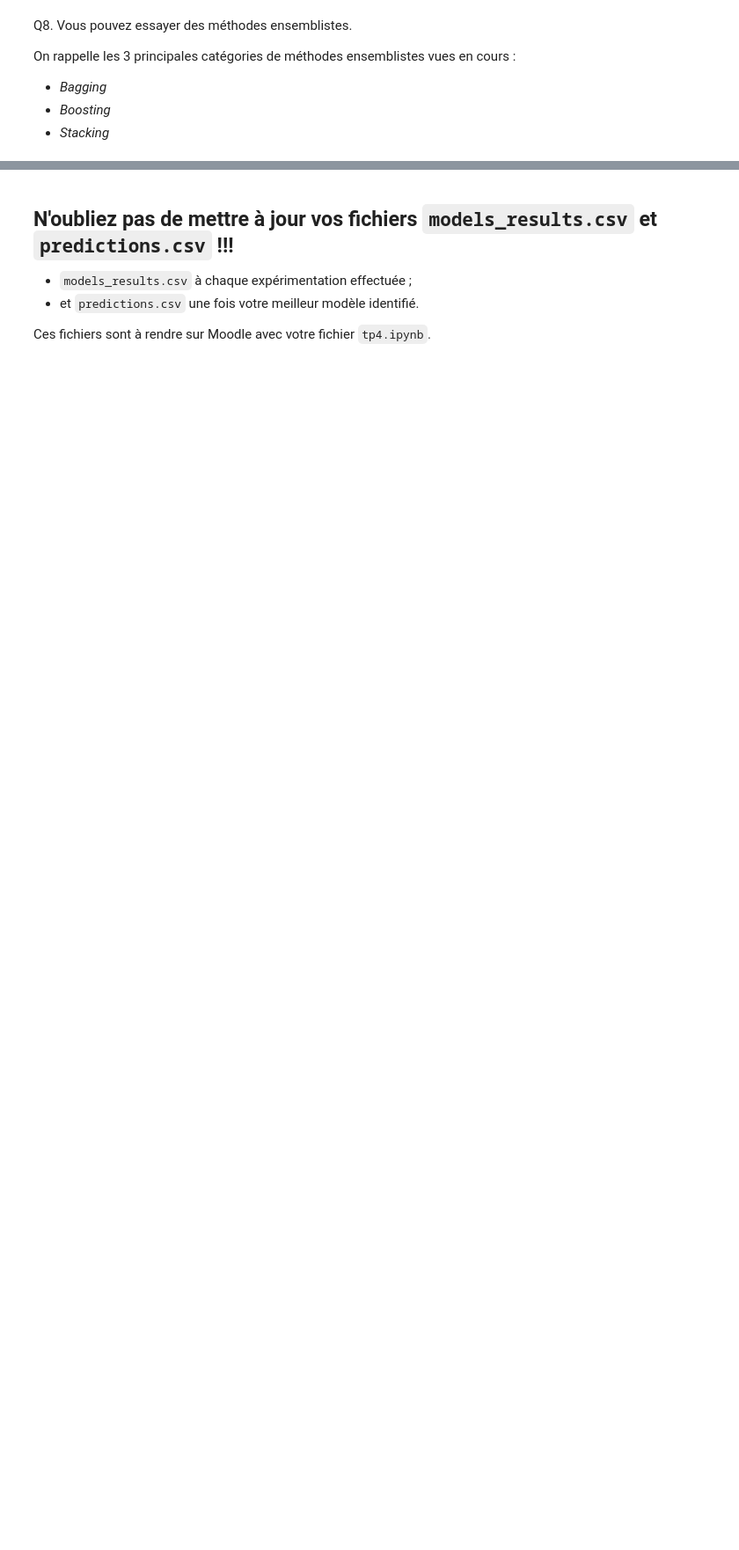
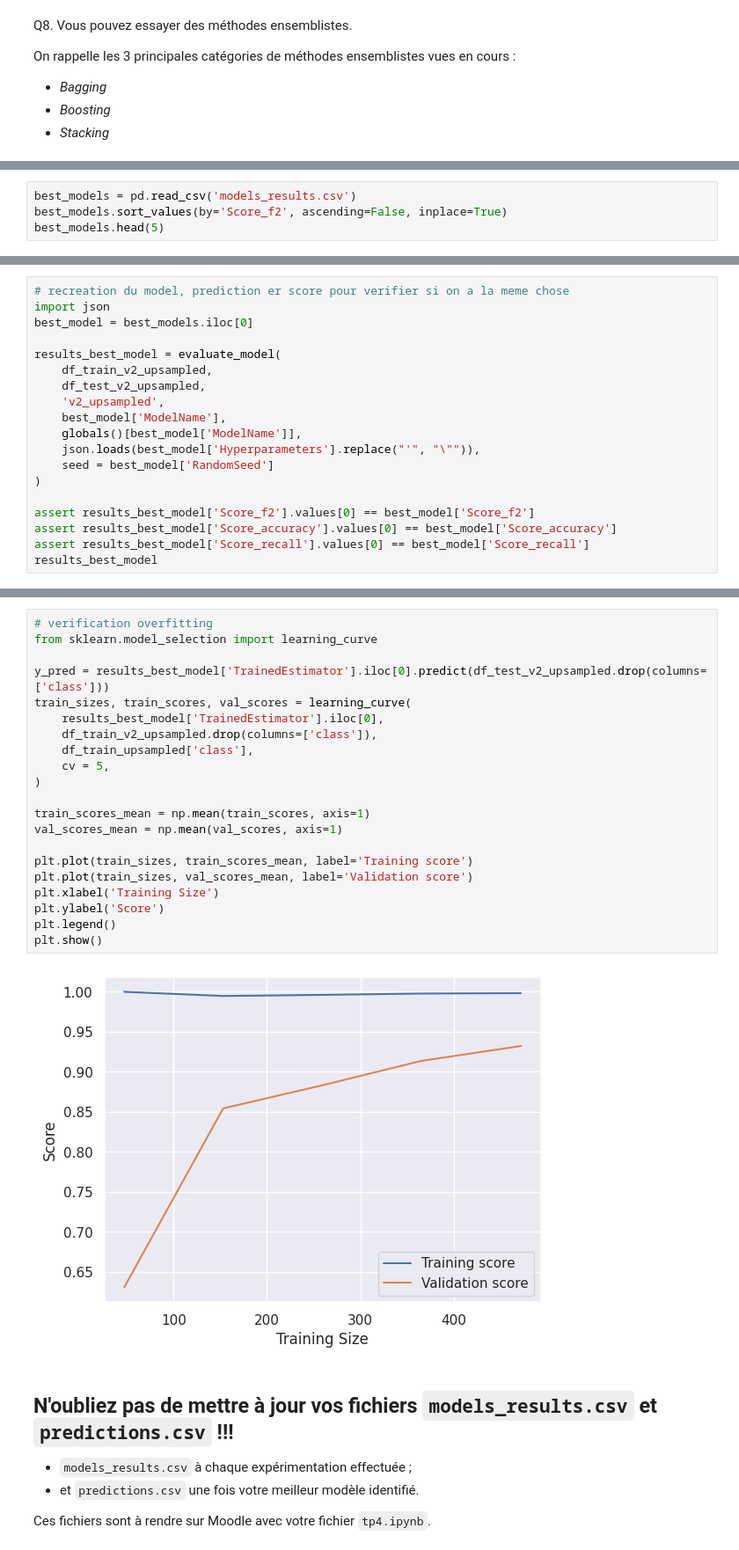
Before and after one commit to jo-pouradier/machine-learning-cpe, a Jupyter notebook: hospital-prediction.ipynb, the cells around one changed output, grey strips where cells are left out. Shown at 88% size. Cells and saved outputs as stored; diff of their text form; blank space fills up the shorter version.

Commit message:
verify models perf

```diff
--- a/hospital-prediction.ipynb
+++ b/hospital-prediction.ipynb
@@ -903,0 +956,4 @@ On rappelle les 3 principales catégories de méthodes ensemblistes vues en cour
+# %%
+best_models = pd.read_csv('models_results.csv')
+best_models.sort_values(by='Score_f2', ascending=False, inplace=True)
+best_models.head(5)
@@ -903,0 +967,19 @@ On rappelle les 3 principales catégories de méthodes ensemblistes vues en cour
+# %%
+# recreation du model, prediction er score pour verifier si on a la meme chose
+import json
+best_model = best_models.iloc[0]
+
+results_best_model = evaluate_model(
+    df_train_v2_upsampled,
+    df_test_v2_upsampled,
+    'v2_upsampled',
+    best_model['ModelName'],
+    globals()[best_model['ModelName']],
+    json.loads(best_model['Hyperparameters'].replace("'", "\"")),
+    seed = best_model['RandomSeed']
+)
+
+assert results_best_model['Score_f2'].values[0] == best_model['Score_f2']
+assert results_best_model['Score_accuracy'].values[0] == best_model['Score_accuracy']
+assert results_best_model['Score_recall'].values[0] == best_model['Score_recall']
+results_best_model
@@ -904,3 +989,26 @@ On rappelle les 3 principales catégories de méthodes ensemblistes vues en cour
+# %%
+# verification overfitting
+from sklearn.model_selection import learning_curve
+
+y_pred = results_best_model['TrainedEstimator'].iloc[0].predict(df_test_v2_upsampled.drop(columns=['class']))
+train_sizes, train_scores, val_scores = learning_curve(
+    results_best_model['TrainedEstimator'].iloc[0],
+    df_train_v2_upsampled.drop(columns=['class']),
+    df_train_upsampled['class'],
+    cv = 5,
+)
+
+train_scores_mean = np.mean(train_scores, axis=1)
+val_scores_mean = np.mean(val_scores, axis=1)
+
+plt.plot(train_sizes, train_scores_mean, label='Training score')
+plt.plot(train_sizes, val_scores_mean, label='Validation score')
+plt.xlabel('Training Size')
+plt.ylabel('Score')
+plt.legend()
+plt.show()
+# %% [output]
+[figure, added]
 # %% [markdown]
 ## N'oubliez pas de mettre à jour vos fichiers `models_results.csv` et `predictions.csv` !!!
 
```
Also changed, not shown: parts of 10 cells of this notebook, 1 other file.
